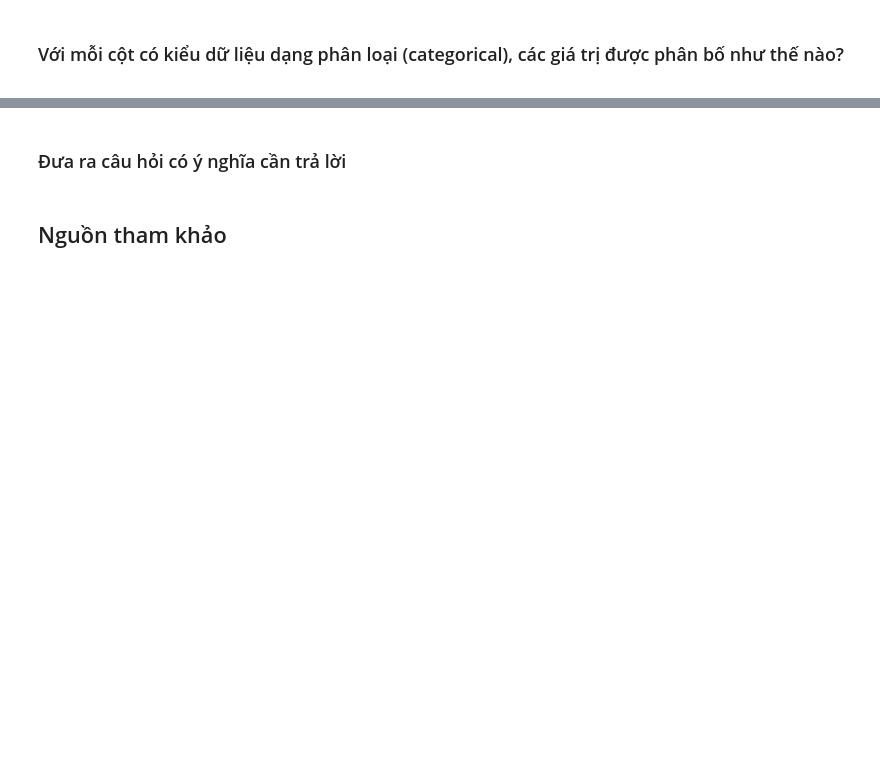
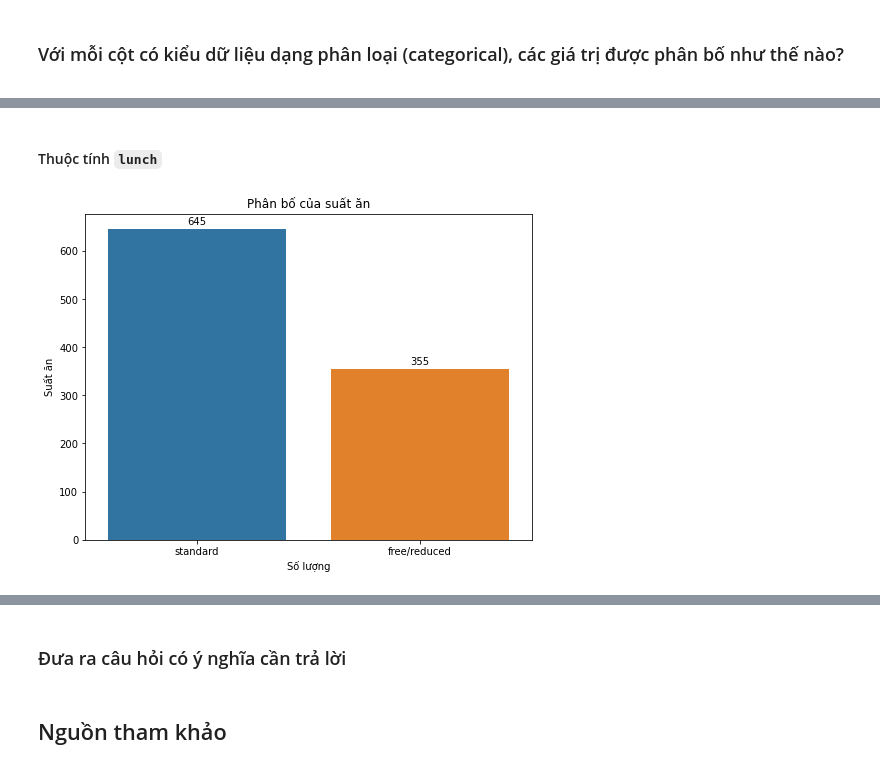
Before and after one commit to PNTAN19/LTKHDL, a Jupyter notebook: Students_Performance.ipynb, the cells around one changed output, grey strips where cells are left out. Drawn from its saved outputs; the diff is of its cells as text; code cells hidden in the pictures; blank space fills up the shorter version.

```diff
--- a/Students_Performance.ipynb
+++ b/Students_Performance.ipynb
@@ -270,0 +399,7 @@ Dựa vào biểu đồ trực quan của dữ liệu `writing score`:
+# %% [markdown]
+#### Thuộc tính `lunch`
+# %%
+lunch_counts = df.lunch.value_counts()
+plot_bar(lunch_counts, 'Phân bố của suất ăn', 'Số lượng', 'Suất ăn', 'v')
+# %% [output]
+[figure, added]
```
Also changed, not shown: parts of 45 cells of this notebook.
